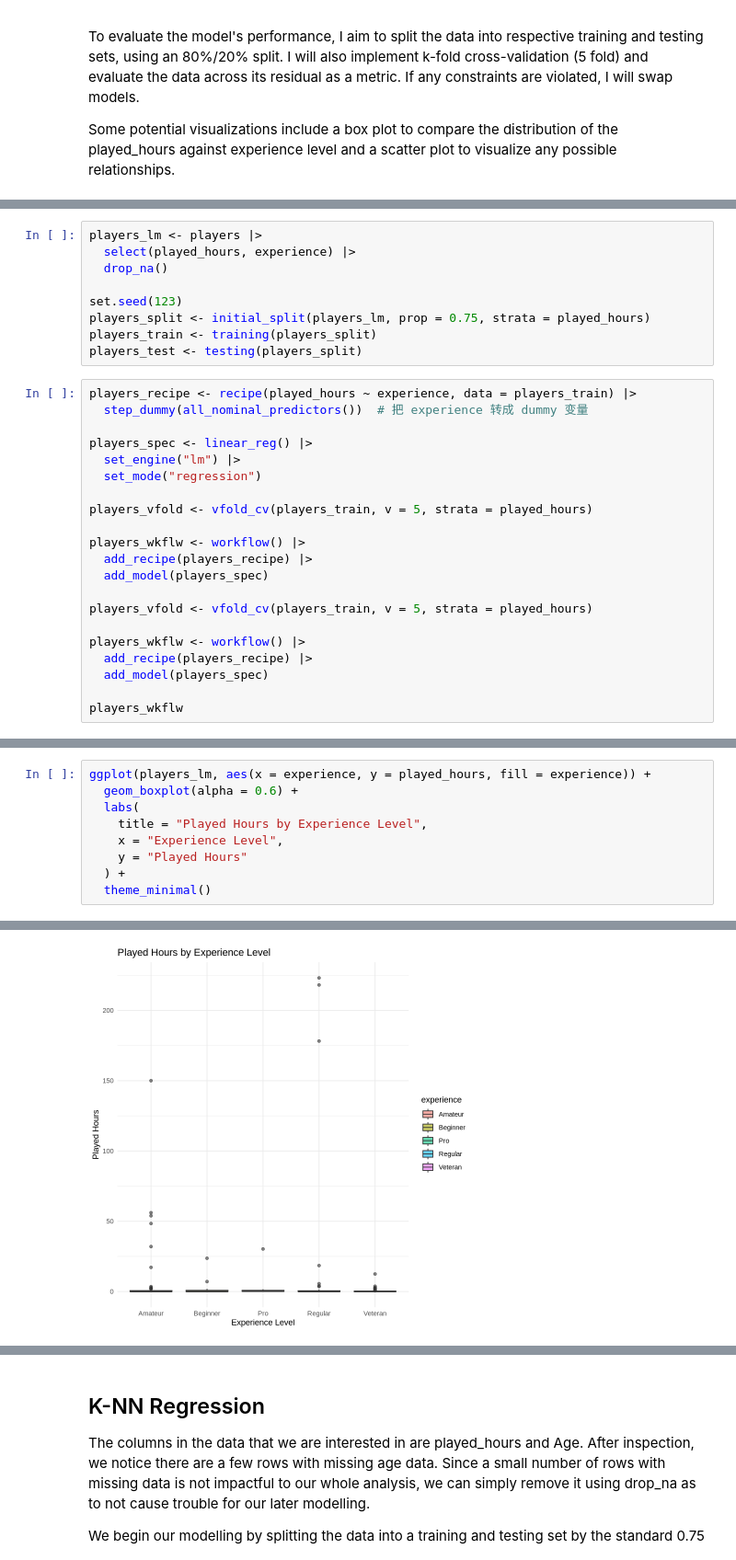
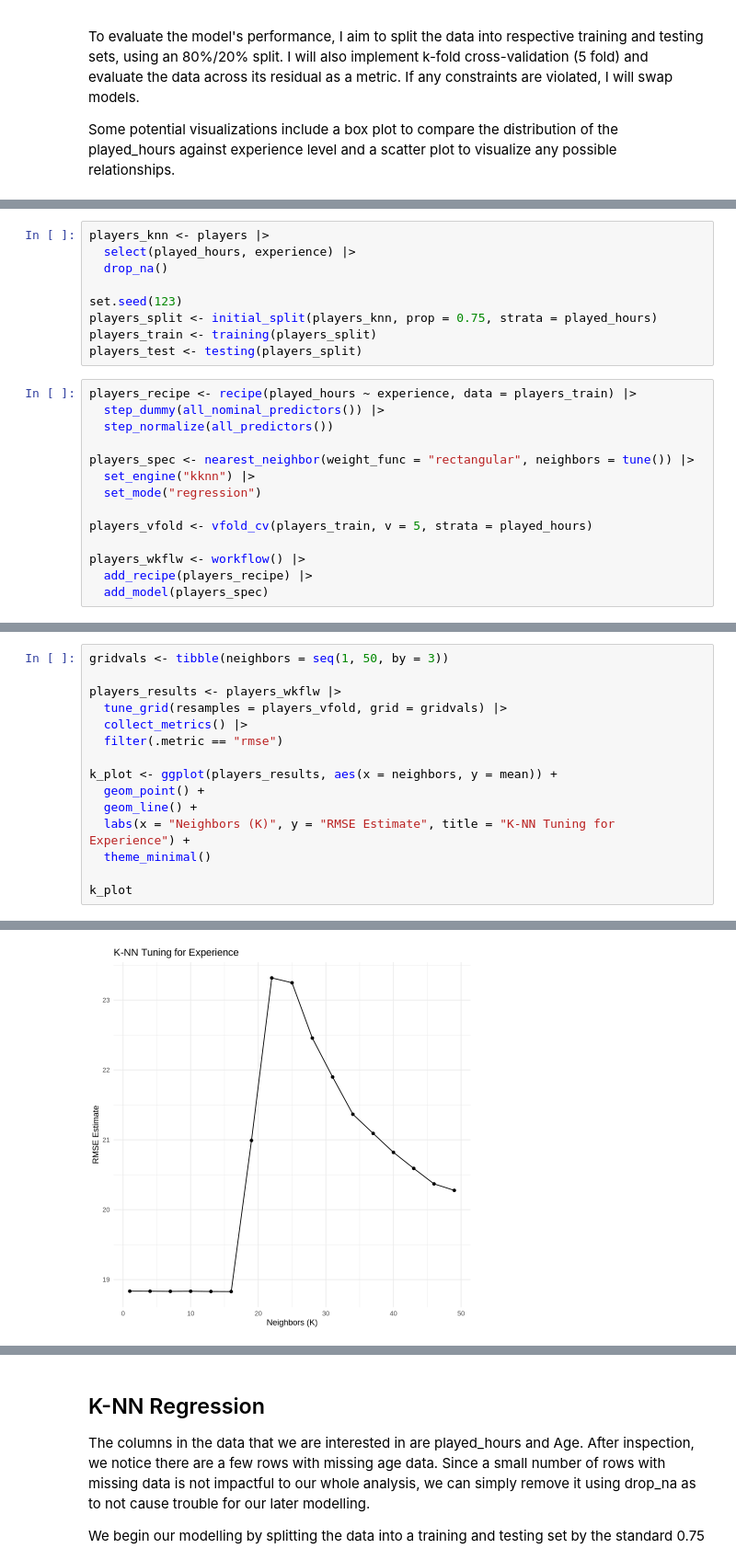
Before and after one commit to tortol867/dsci100-project-002-38, a Jupyter notebook: finalproject.ipynb, the cells around one changed output, grey strips where cells are left out. Shown at 92% size. Drawn from its saved outputs; the diff is of its cells as text.

Commit message:
knn for experience and played hour

```diff
--- a/finalproject.ipynb
+++ b/finalproject.ipynb
@@ -211,19 +211,20 @@ Some potential visualizations include a box plot to compare the distribution of
 The columns in the data that we are interested the relationship between played_hours and experience_level (categorical).
 # %%
-players_lm <- players |>
+players_knn <- players |>
   select(played_hours, experience) |>
   drop_na()
 
 set.seed(123)
-players_split <- initial_split(players_lm, prop = 0.75, strata = played_hours)
+players_split <- initial_split(players_knn, prop = 0.75, strata = played_hours)
 players_train <- training(players_split)
 players_test <- testing(players_split)
 # %%
 players_recipe <- recipe(played_hours ~ experience, data = players_train) |>
-  step_dummy(all_nominal_predictors())  # 把 experience 转成 dummy 变量
+  step_dummy(all_nominal_predictors()) |>
+  step_normalize(all_predictors())
 
-players_spec <- linear_reg() |>
-  set_engine("lm") |>
+players_spec <- nearest_neighbor(weight_func = "rectangular", neighbors = tune()) |>
+  set_engine("kknn") |>
   set_mode("regression")
 
 players_vfold <- vfold_cv(players_train, v = 5, strata = played_hours)
@@ -231,11 +232,3 @@ players_vfold <- vfold_cv(players_train, v = 5, strata = played_hours)
 players_wkflw <- workflow() |>
   add_recipe(players_recipe) |>
   add_model(players_spec)
-
-players_vfold <- vfold_cv(players_train, v = 5, strata = played_hours)
-
-players_wkflw <- workflow() |>
-  add_recipe(players_recipe) |>
-  add_model(players_spec)
-
-players_wkflw
@@ -256,10 +235,16 @@ Computational engine: lm
 # %%
-ggplot(players_lm, aes(x = experience, y = played_hours, fill = experience)) +
-  geom_boxplot(alpha = 0.6) +
-  labs(
-    title = "Played Hours by Experience Level",
-    x = "Experience Level",
-    y = "Played Hours"
-  ) +
+gridvals <- tibble(neighbors = seq(1, 50, by = 3))
+
+players_results <- players_wkflw |>
+  tune_grid(resamples = players_vfold, grid = gridvals) |>
+  collect_metrics() |>
+  filter(.metric == "rmse")
+
+k_plot <- ggplot(players_results, aes(x = neighbors, y = mean)) +
+  geom_point() +
+  geom_line() +
+  labs(x = "Neighbors (K)", y = "RMSE Estimate", title = "K-NN Tuning for Experience") +
   theme_minimal()
+
+k_plot
 # %% [output]
@@ -266 +257 @@ ggplot(players_lm, aes(x = experience, y = played_hours, fill = experience)) +
-[figure, old version]
+[figure, new version]
```
Also changed, not shown: parts of 6 cells of this notebook.
